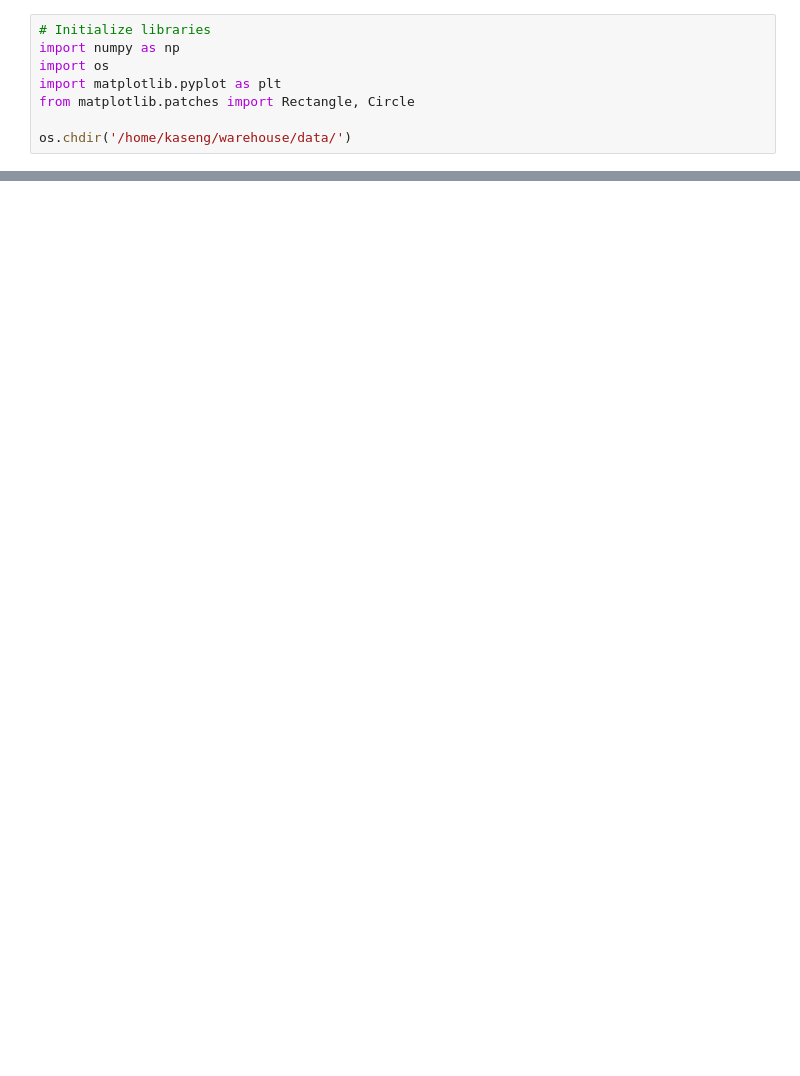
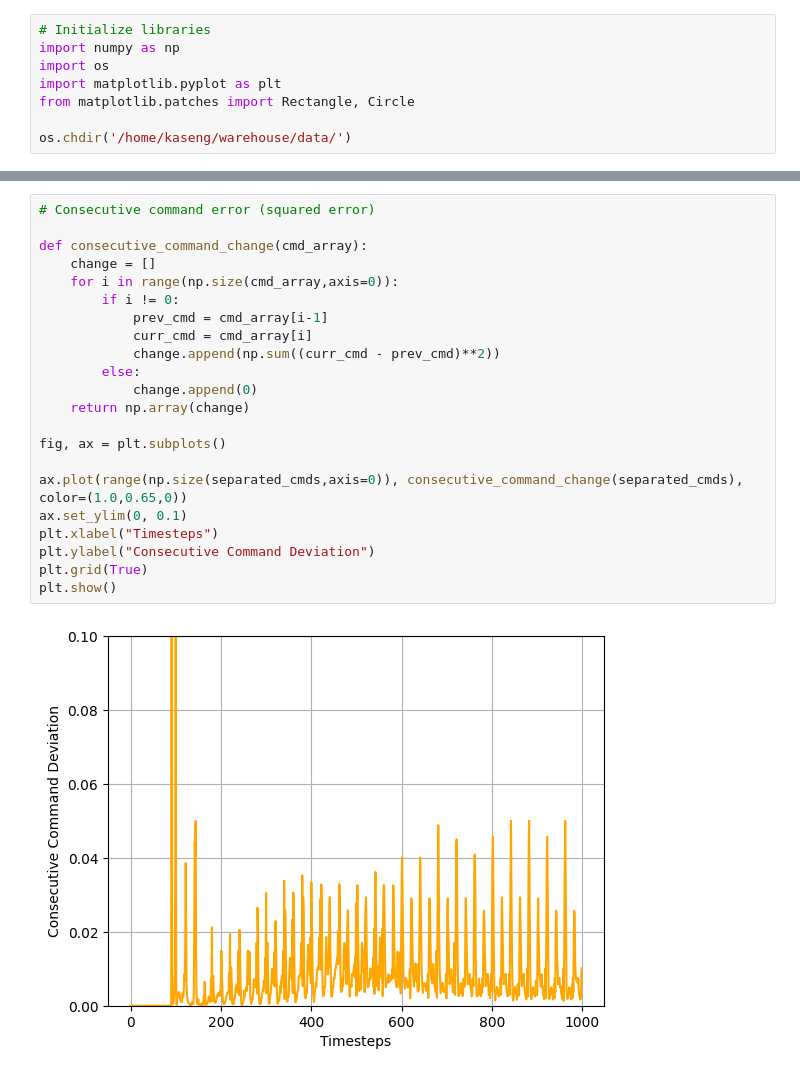
Before and after one commit to famsvip/Robot-Navigation-Collision-Avoidance-, a Jupyter notebook: data/plotting.ipynb, the cells around one changed output, grey strips where cells are left out. Saved outputs shown, nothing was run; the diff lists cells and outputs as text; blank space fills up the shorter version.

```diff
--- a/data/plotting.ipynb
+++ b/data/plotting.ipynb
@@ -53,0 +50,24 @@ plt.show()
+# %%
+# Consecutive command error (squared error)
+
+def consecutive_command_change(cmd_array):
+    change = []
+    for i in range(np.size(cmd_array,axis=0)):
+        if i != 0:
+            prev_cmd = cmd_array[i-1]
+            curr_cmd = cmd_array[i]
+            change.append(np.sum((curr_cmd - prev_cmd)**2))
+        else:
+            change.append(0)
+    return np.array(change)
+
+fig, ax = plt.subplots()
+
+ax.plot(range(np.size(separated_cmds,axis=0)), consecutive_command_change(separated_cmds), color=(1.0,0.65,0))
+ax.set_ylim(0, 0.1)
+plt.xlabel("Timesteps")
+plt.ylabel("Consecutive Command Deviation")
+plt.grid(True)
+plt.show()
+# %% [output]
+[figure, added]
```
Also changed, not shown: parts of 2 cells of this notebook, 6 other files.
